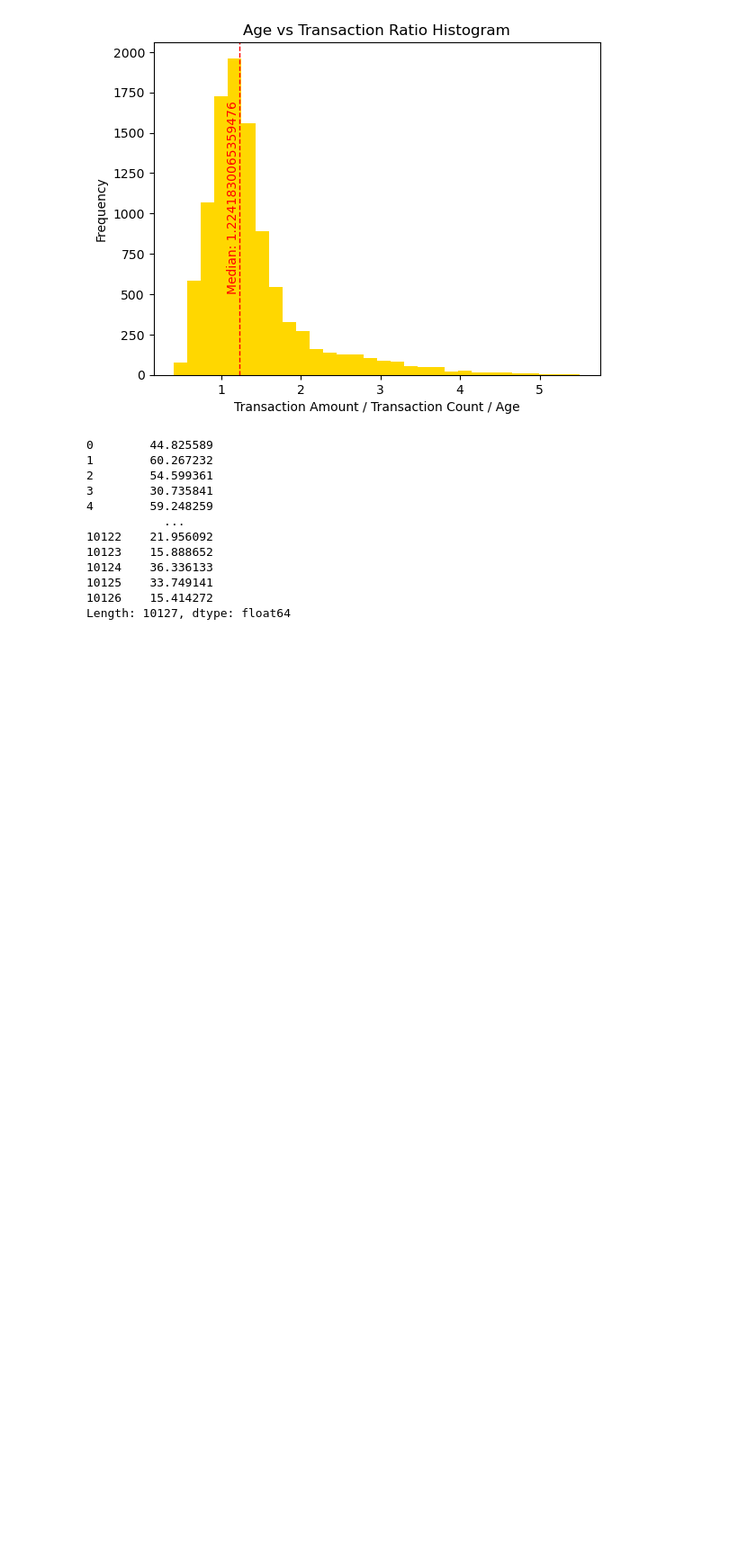
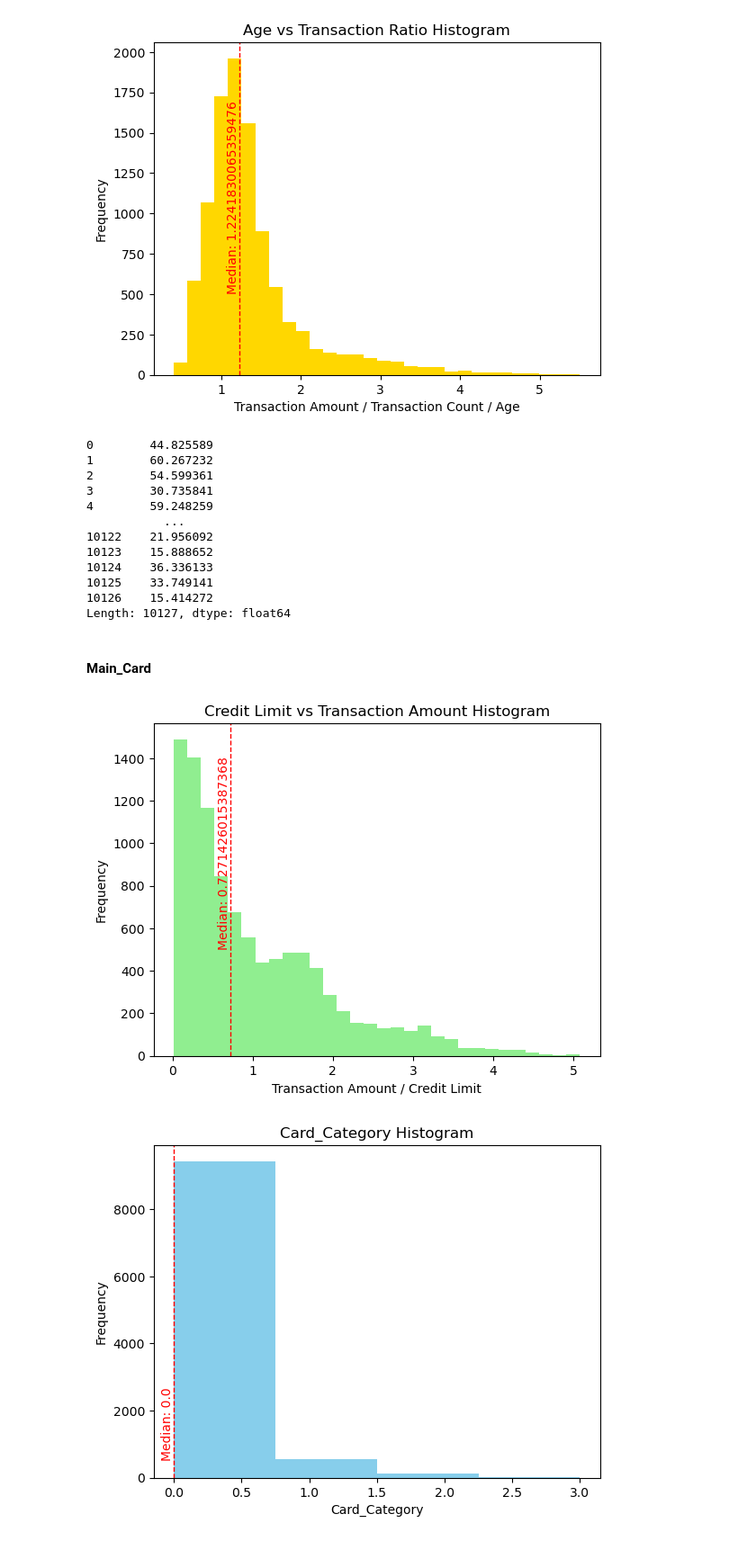
Before and after one commit to myhappydays/Programmers-Data-Analysis-2nd, a Jupyter notebook: Seokjun/Hypothesis_Test.ipynb, the cells around one changed output. Shown at 90% size. Cells and saved outputs as stored; diff of their text form; code cells hidden in the pictures; blank space fills up the shorter version.

Commit message:
Make Main Card Score Func

```diff
--- a/Seokjun/Hypothesis_Test.ipynb
+++ b/Seokjun/Hypothesis_Test.ipynb
@@ -279,3 +254,56 @@ calculate_consumption_habit(df=df)
 10125    33.749141
 10126    15.414272
 Length: 10127, dtype: float64
+# %% [markdown]
+#### Main_Card
+# %%
+# Main_Card
+
+# 신용 한도 대비 사용 금액이 낮다면 감점요인
+# - Credit_Limit대비 Total_Trans_Amt 히스토그램
+ratio = df['Total_Trans_Amt'] / df['Credit_Limit']
+plt.hist(ratio, bins=30, color='lightgreen')
+plt.title('Credit Limit vs Transaction Amount Histogram')
+plt.xlabel('Transaction Amount / Credit Limit')
+plt.ylabel('Frequency')
+median = ratio.median()
+plt.axvline(median, color='red', linestyle='dashed', linewidth=1)
+plt.text(median, 500, f'Median: {median}', rotation=90, va='bottom', ha='right', color='red')
+plt.show()
+
+# 신용카드 종류가 낮다면 감점요인
+# - Card_Category 히스토그램
+plt.hist(df['Card_Category'], bins=4, color='skyblue')
+plt.title('Card_Category Histogram')
+plt.xlabel('Card_Category')
+plt.ylabel('Frequency')
+median = df['Card_Category'].median()
+plt.axvline(median, color='red', linestyle='dashed', linewidth=1)
+plt.text(median, 500, f'Median: {median}', rotation=90, va='bottom', ha='right', color='red')
+plt.show()
+
+# 비활성화된 개월 수가 많다면 감점요인
+# - Months_Inactive_12_mon 히스토그램
+plt.hist(df['Months_Inactive_12_mon'], bins=7, color='skyblue')
+plt.title('Months_Inactive_12_mon Histogram')
+plt.xlabel('Months_Inactive_12_mon')
+plt.ylabel('Frequency')
+median = df['Months_Inactive_12_mon'].median()
+plt.axvline(median, color='red', linestyle='dashed', linewidth=1)
+plt.text(median, 500, f'Median: {median}', rotation=90, va='bottom', ha='right', color='red')
+plt.show()
+
+# 소득이 많으면서 결제 금액이 낮다면 감점요인
+# - Income_Category대비 Total_Trans_Amt 히스토그램
+ratio = df['Total_Trans_Amt'] / (df['Income_Category'] + 1)
+plt.hist(ratio, bins=30, color='lightgreen')
+plt.title('Income_Category vs Total_Trans_Amt Histogram')
+plt.xlabel('Total_Trans_Amt / Income_Category')
+plt.ylabel('Frequency')
+median = ratio.median()
+plt.axvline(median, color='red', linestyle='dashed', linewidth=1)
+plt.text(median, 500, f'Median: {median}', rotation=90, va='bottom', ha='right', color='red')
+plt.show()
+# %% [output]
+[figure, added]
+[figure, added]
```
Also changed, not shown: parts of 5 cells of this notebook.
